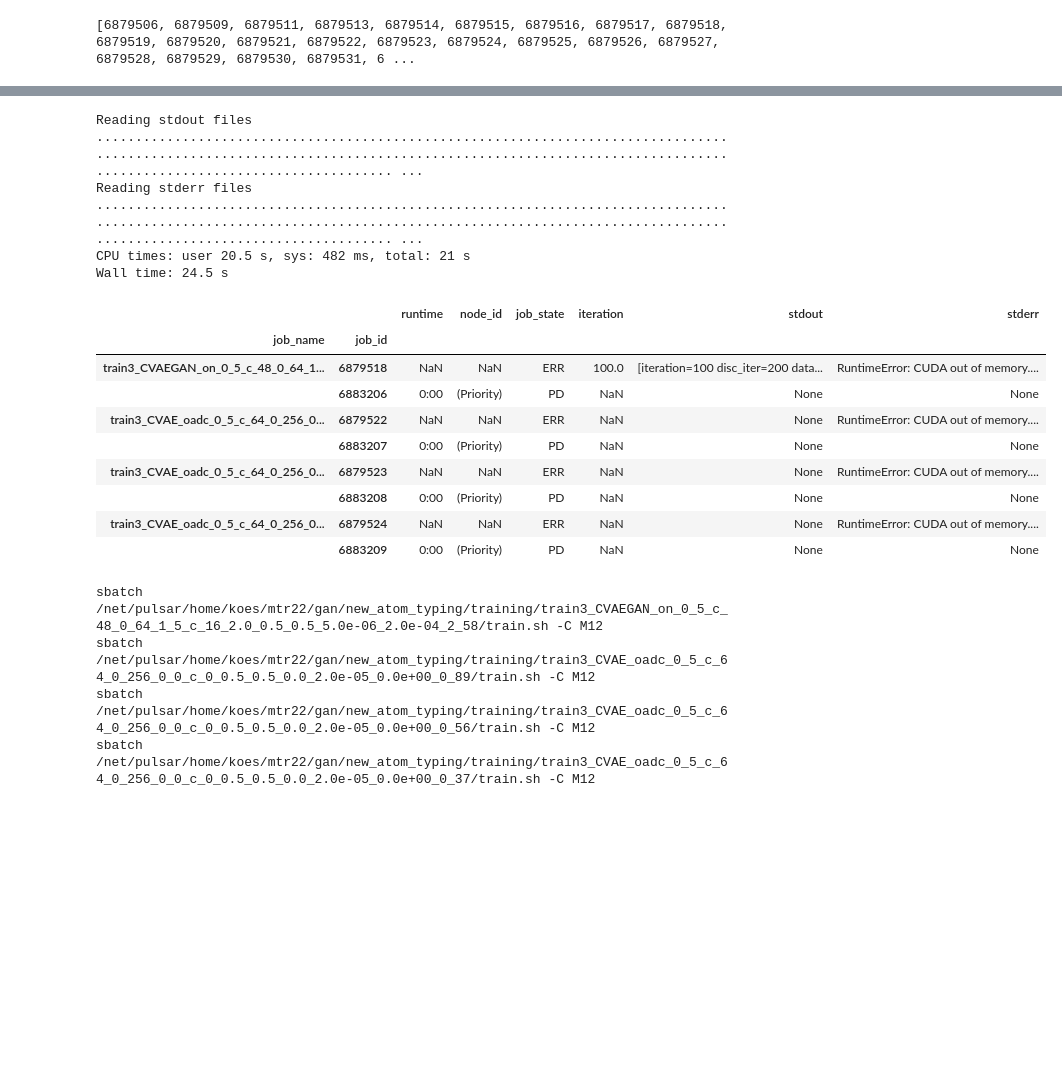
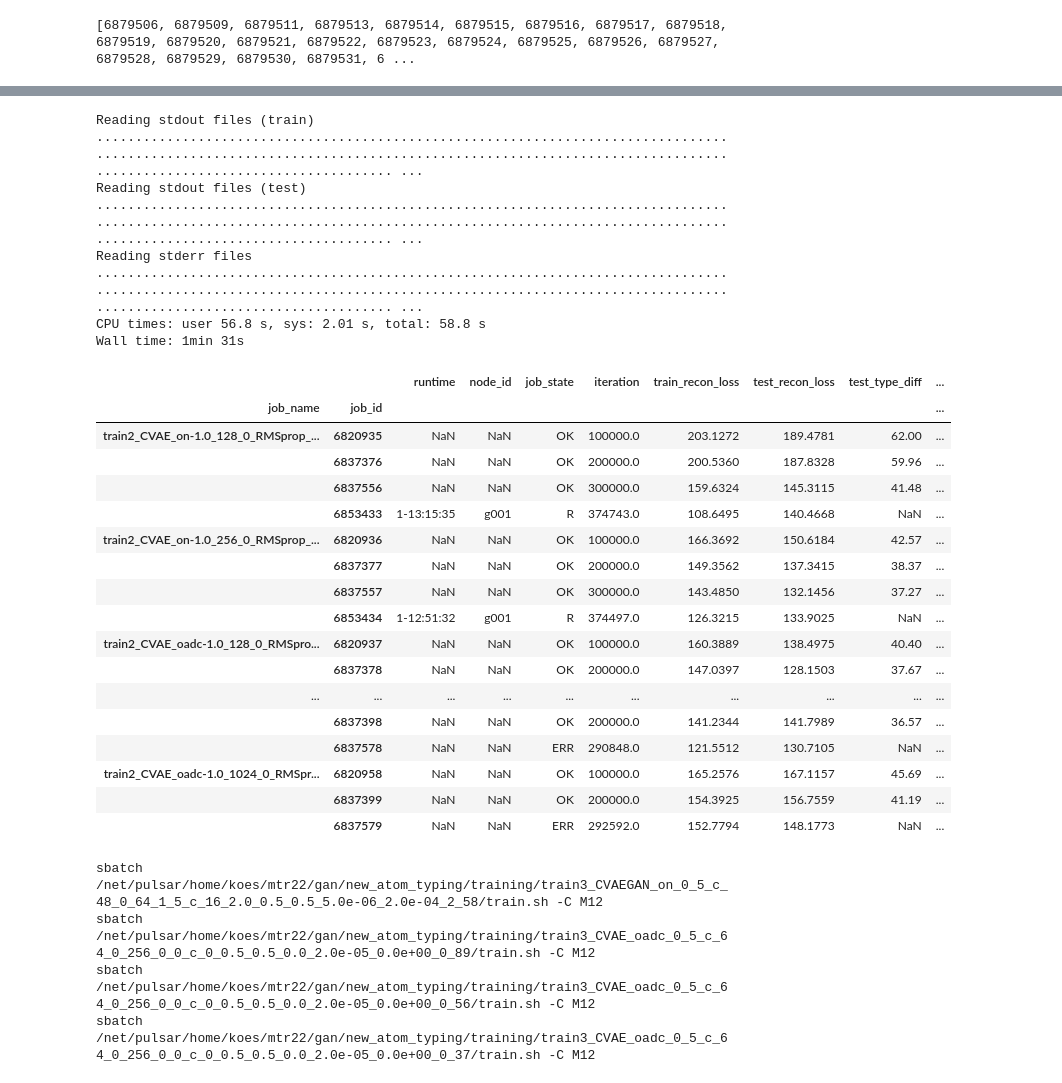
Before and after one commit to mattragoza/ipython-notebooks, a Jupyter notebook: new_atom_typing.ipynb, the cells around one changed output, grey strips where cells are left out. Saved outputs shown, nothing was run; the diff lists cells and outputs as text; code cells hidden in the pictures; blank space fills up the shorter version.

Commit message:
update full data training plots @ 300-400k

```diff
--- a/new_atom_typing.ipynb
+++ b/new_atom_typing.ipynb
@@ -789,9 +842,18 @@ Wall time: 406 ms
 # %%
 %%time
 
-print('Reading stdout files')
-train_jobs['stdout'] = train_jobs['stdout_file'].apply(
+print('Reading stdout files (train)')
+train_jobs['stdout_train'] = train_jobs['stdout_file'].apply(
     catch_exc(param_search.job_output.read_stdout_file, FileNotFoundError),
+    ignore_pat=r'^\[iteration=\d+( disc_iter=\d+)? data_phase=(test.*?|train model_phase=disc.*?)\]',
+    output_pat=r'^(\[.+\].*)'
+)
+print()
+
+print('Reading stdout files (test)')
+train_jobs['stdout_test'] = train_jobs['stdout_file'].apply(
+    catch_exc(param_search.job_output.read_stdout_file, FileNotFoundError),
+    ignore_pat=r'^\[iteration=\d+( disc_iter=\d+)? data_phase=(train.*?|test model_phase=disc.*?)\]',
     output_pat=r'^(\[.+\].*)'
 )
 print()
@@ -810,47 +872,66 @@ train_jobs['job_state'] = train_jobs.apply(find_job_state, axis=1)
 job_name_idx = {j:i for i, j in enumerate(train_jobs['job_name'].unique())}
 train_jobs['job_name_idx'] = train_jobs['job_name'].map(job_name_idx)
 # %% [output]
-Reading stdout files
+Reading stdout files (train)
+........................................................................................................................................................................................................ ...
+Reading stdout files (test)
 ........................................................................................................................................................................................................ ...
 Reading stderr files
 ........................................................................................................................................................................................................ ...
-CPU times: user 20.5 s, sys: 482 ms, total: 21 s
-Wall time: 24.5 s
+CPU times: user 56.8 s, sys: 2.01 s, total: 58.8 s
+Wall time: 1min 31s
 # %%
+pd.set_option('display.max_rows', 350)
 pd.set_option('display.max_colwidth', 100)
 import re
-iter_re = re.compile('iteration=(\d+) ')
-train_jobs['iteration'] = train_jobs['stdout'].map(
-    lambda x: int(iter_re.search(x).group(1)) if x else x
+
+train_jobs['iteration'] = train_jobs['stdout_train'].map(
+    lambda x: int(re.search('iteration=(\d+) ', x).group(1)) if x else x
+)
+train_jobs['train_recon_loss'] = train_jobs['stdout_train'].map(
+    lambda x: float(re.search('recon_loss=(\S+) ', x).group(1)) if x and 'recon_loss' in x else np.nan
+)
+train_jobs['test_recon_loss'] = train_jobs['stdout_test'].map(
+    lambda x: float(re.search('recon_loss=(\S+) ', x).group(1)) if x and 'recon_loss' in x else np.nan
+)
+train_jobs['test_type_diff'] = train_jobs['stdout_test'].map(
+    lambda x: float(re.search('lig_gen_fit_type_diff=(\S+) ', x).group(1)) if x and 'type_diff' in x else np.nan
 )
 
-resub_jobs = train_jobs[
-    (train_jobs['group_name'] == 3) &
-    train_jobs['stderr'].map(lambda x: x is not None and 'UnboundLocalError' not in x) #&
+train_jobs[
+    (train_jobs['group_name'] == 2) &
+    #train_jobs['stderr'].map(lambda x: x is not None and 'UnboundLocalError' not in x) #&
     #train_jobs['job_name'].isin(affected_jobs['job_name'].unique()) &
     #~train_jobs['job_id'].isin(affected_jobs['job_id'].unique()) &
     #(train_jobs['job_id'] == 6837497) &
-    #True
-]
-train_jobs[
-    train_jobs['job_name'].isin(resub_jobs['job_name'].unique())
+    True
 ].set_index(['job_name', 'job_id']) \
     .sort_values(['job_name_idx', 'job_id'])[[
     'runtime', 'node_id', 'job_state',
     'iteration',
-    'stdout', 'stderr',
+    'train_recon_loss', 'test_recon_loss', 'test_type_diff',
+    #'stdout_train', 'stdout_test',
+    'stderr',
 ]]
 # %% [output]
-|  |  | runtime | node_id | job_state | iteration | stdout | stderr |
-| job_name | job_id |  |  |  |  |  |  |
-| train3_CVAEGAN_on_0_5_c_48_0_64_1... | 6879518 | NaN | NaN | ERR | 100.0 | [iteration=100 disc_iter=200 data... | RuntimeError: CUDA out of memory.... |
-|  | 6883206 | 0:00 | (Priority) | PD | NaN | None | None |
-| train3_CVAE_oadc_0_5_c_64_0_256_0... | 6879522 | NaN | NaN | ERR | NaN | None | RuntimeError: CUDA out of memory.... |
-|  | 6883207 | 0:00 | (Priority) | PD | NaN | None | None |
-| train3_CVAE_oadc_0_5_c_64_0_256_0... | 6879523 | NaN | NaN | ERR | NaN | None | RuntimeError: CUDA out of memory.... |
-|  | 6883208 | 0:00 | (Priority) | PD | NaN | None | None |
-| train3_CVAE_oadc_0_5_c_64_0_256_0... | 6879524 | NaN | NaN | ERR | NaN | None | RuntimeError: CUDA out of memory.... |
-|  | 6883209 | 0:00 | (Priority) | PD | NaN | None | None |
+|  |  | runtime | node_id | job_state | iteration | train_recon_loss | test_recon_loss | test_type_diff | ... |
+| job_name | job_id |  |  |  |  |  |  |  | ... |
+| train2_CVAE_on-1.0_128_0_RMSprop_... | 6820935 | NaN | NaN | OK | 100000.0 | 203.1272 | 189.4781 | 62.00 | ... |
+|  | 6837376 | NaN | NaN | OK | 200000.0 | 200.5360 | 187.8328 | 59.96 | ... |
+|  | 6837556 | NaN | NaN | OK | 300000.0 | 159.6324 | 145.3115 | 41.48 | ... |
+|  | 6853433 | 1-13:15:35 | g001 | R | 374743.0 | 108.6495 | 140.4668 | NaN | ... |
+| train2_CVAE_on-1.0_256_0_RMSprop_... | 6820936 | NaN | NaN | OK | 100000.0 | 166.3692 | 150.6184 | 42.57 | ... |
+|  | 6837377 | NaN | NaN | OK | 200000.0 | 149.3562 | 137.3415 | 38.37 | ... |
+|  | 6837557 | NaN | NaN | OK | 300000.0 | 143.4850 | 132.1456 | 37.27 | ... |
+|  | 6853434 | 1-12:51:32 | g001 | R | 374497.0 | 126.3215 | 133.9025 | NaN | ... |
+| train2_CVAE_oadc-1.0_128_0_RMSpro... | 6820937 | NaN | NaN | OK | 100000.0 | 160.3889 | 138.4975 | 40.40 | ... |
+|  | 6837378 | NaN | NaN | OK | 200000.0 | 147.0397 | 128.1503 | 37.67 | ... |
+| ... | ... | ... | ... | ... | ... | ... | ... | ... | ... |
+|  | 6837398 | NaN | NaN | OK | 200000.0 | 141.2344 | 141.7989 | 36.57 | ... |
+|  | 6837578 | NaN | NaN | ERR | 290848.0 | 121.5512 | 130.7105 | NaN | ... |
+| train2_CVAE_oadc-1.0_1024_0_RMSpr... | 6820958 | NaN | NaN | OK | 100000.0 | 165.2576 | 167.1157 | 45.69 | ... |
+|  | 6837399 | NaN | NaN | OK | 200000.0 | 154.3925 | 156.7559 | 41.19 | ... |
+|  | 6837579 | NaN | NaN | ERR | 292592.0 | 152.7794 | 148.1773 | NaN | ... |
 # %%
 param_search.job_queues.verbose = True
 param_search.submit(resub_jobs['job_file'], C='M12')
```
Also changed, not shown: parts of 10 cells of this notebook.
